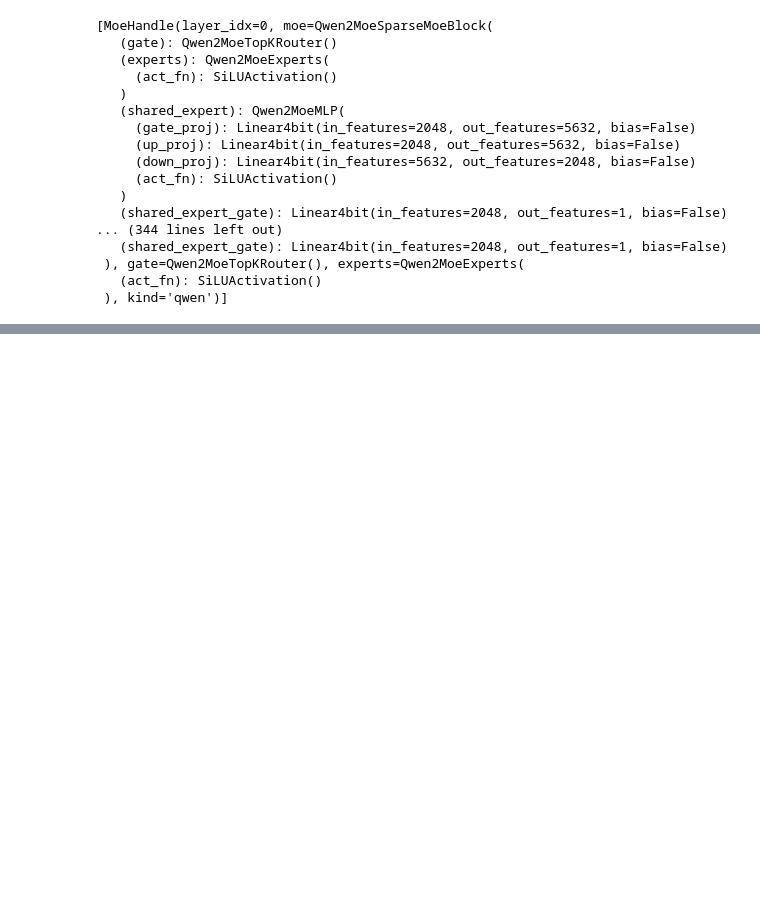
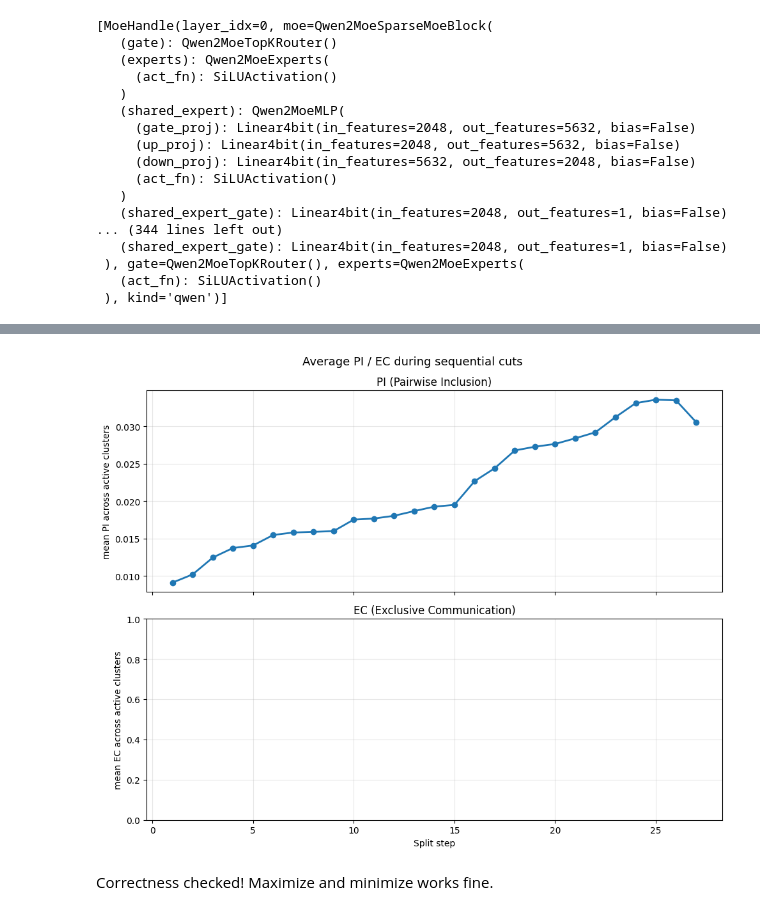
Before and after one commit to CTLab-ITMO/MoE_Optimization, a Jupyter notebook: PI_EC/clusterer_pipeline.ipynb, the cells around one changed output, grey strips where cells are left out. Drawn from its saved outputs; the diff is of its cells as text; code cells hidden in the pictures; blank space fills up the shorter version.

```diff
--- a/PI_EC/clusterer_pipeline.ipynb
+++ b/PI_EC/clusterer_pipeline.ipynb
@@ -73,0 +168,20 @@ handles2clusters[0]
+# %%
+from MoE_Optimization.common.expert_logger_data_converter import ExpertLoggerDataConverter
+from MoE_Optimization.common.expert_matcher import ExpertMatcher
+
+
+name2activations = clusterer._get_activations_from_gate([layers[0]])
+gate_activations = name2activations.items().__iter__().__next__()[1]
+target_layer = layers[0]
+gate_PI_matrix = ExpertLoggerDataConverter.compute_PI_matrix(model.num_experts,
+                                                             gate_activations,
+                                                             k = target_layer.gate.top_k)
+clusters, history = ExpertMatcher.find_by_dividive_clustering(gate_PI_matrix,
+                                                        maximize_metric=True,
+                                                        log_history=True)
+# %%
+plot_history_pi_drop(history)
+# %% [output]
+[figure, added]
+# %% [markdown]
+Correctness checked! Maximize and minimize works fine.
```
Also changed, not shown: parts of 6 cells of this notebook, 2 other files.
